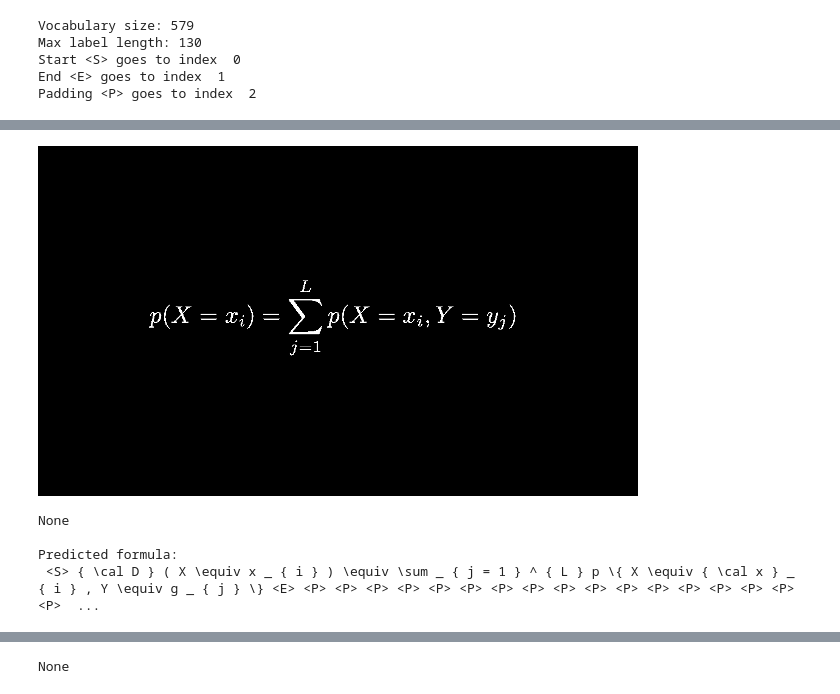
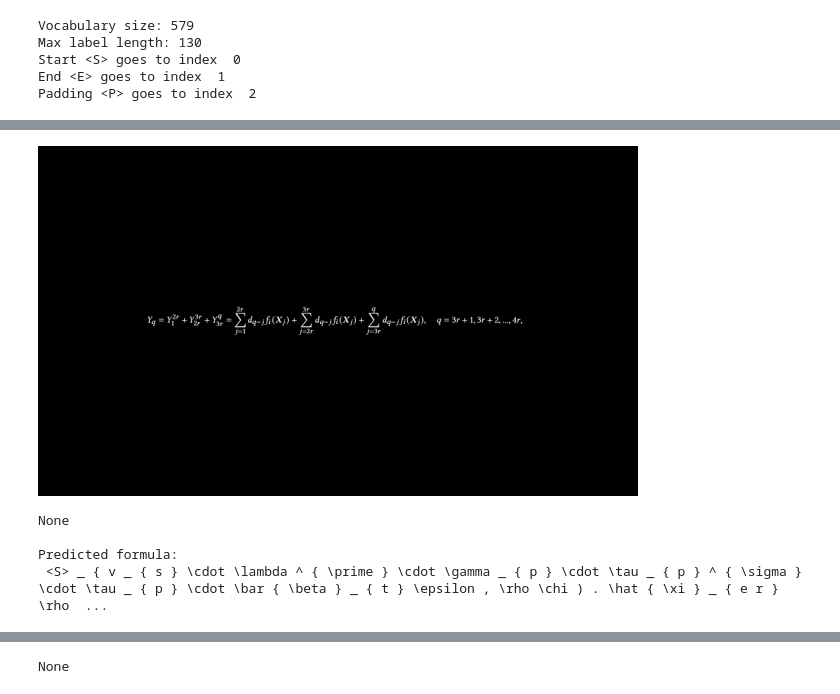
Before and after one commit to gmarus777/image-to-tex-OCR, a Jupyter notebook: Jupyter_Notebooks/LOCAL TorchScript Inference.ipynb, the cells around one changed output, grey strips where cells are left out. Saved outputs shown, nothing was run; the diff lists cells and outputs as text; code cells hidden in the pictures.

```diff
--- a/Jupyter_Notebooks/LOCAL TorchScript Inference.ipynb
+++ b/Jupyter_Notebooks/LOCAL TorchScript Inference.ipynb
@@ -90,7 +90,7 @@ def findPositions(image):
     bottom = positions[0].max()
     left = positions[1].min()
     right = positions[1].max()
-    image = cv2.rectangle(image, (left-2, top-2), (right+2, bottom+2), (0, 0, 0), 0)
+    image = cv2.rectangle(image, (left-1, top-1), (right+1, bottom+1), (0, 0, 0), 0)
     return image
 # %%
 model = ResNetTransformer(dataset=dataset).to(dev)
@@ -100,7 +427,7 @@ scripted = lit_model.to_torchscript()
 # %%
 ## ALB
 
-image_path= "Jupyter_Notebooks/test_photos/zarhin.png"
+image_path= "Jupyter_Notebooks/test_photos/Screen Shot_13.png"
 
 image = Image.open(image_path).convert('RGB')
 image = np.asarray(image)
@@ -116,13 +443,23 @@ if w > 400:
     ret, image = cv2.threshold(image, 127, 255, cv2.THRESH_BINARY)
 
 # Downscaling big images
-if w > 1200:
-    new_w = 1000
+if w > 600:
+    new_w = 600
     new_h = int(new_w * aspect)
     image = cv2.resize(image, (new_w, new_h), interpolation=cv2.INTER_AREA)
 
 
-image_tensor = Image_Transforms.test_transform_with_padding_medium(image=np.array(image))['image'][:1]
+if w<200:
+    image_tensor = Image_Transforms.test_transform_with_padding_xs(image=np.array(image))['image'][:1]
+elif w < 350:
+    image_tensor = Image_Transforms.test_transform_with_padding_small(image=np.array(image))['image'][:1]
+elif w<600:
+    image_tensor = Image_Transforms.test_transform_with_padding(image=np.array(image))['image'][:1]
+else:
+    image_tensor = Image_Transforms.test_transform_with_padding_xl(image=np.array(image))['image'][:1]
+
+
+
 print(display(transform(image_tensor)))
 
 
@@ -143,41 +480,51 @@ None
 # %%
 ## ALB
 
-image_path= "Jupyter_Notebooks/test_photos/screenshot_1.png"
+image_path= "Jupyter_Notebooks/test_photos/Screen Shot_10.png"
 
 image = Image.open(image_path).convert('RGB')
 image = np.asarray(image)
 image = cv2.bitwise_not(image)
 image = findPositions(image)
 h, w, c = image.shape
 aspect = h / w
 
 image = findPositions(image)
 
 # Thresholding
 if w > 400:
     ret, image = cv2.threshold(image, 127, 255, cv2.THRESH_BINARY)
 
 # Downscaling big images
-if w > 1200:
-    new_w = 1000
+if w > 600:
+    new_w = 600
     new_h = int(new_w * aspect)
     image = cv2.resize(image, (new_w, new_h), interpolation=cv2.INTER_AREA)
 
 
-image_tensor = Image_Transforms.test_transform_with_padding_medium(image=np.array(image))['image'][:1]
+if w<200:
+    image_tensor = Image_Transforms.test_transform_with_padding_xs(image=np.array(image))['image'][:1]
+elif w < 350:
+    image_tensor = Image_Transforms.test_transform_with_padding_small(image=np.array(image))['image'][:1]
+elif w<600:
+    image_tensor = Image_Transforms.test_transform_with_padding(image=np.array(image))['image'][:1]
+else:
+    image_tensor = Image_Transforms.test_transform_with_padding_xl(image=np.array(image))['image'][:1]
+
+
+
 print(display(transform(image_tensor)))
 
 
 
 #prediction =  scripted_model(my_image_tensor.unsqueeze(0).to(dev))
 print('\nPredicted formula:')
 prediction =  scripted(image_tensor.unsqueeze(0))
 print(token_to_strings(prediction))
 print(display(Math(token_to_strings(prediction))))
 # %% [output]
-[figure, old version]
+[figure, new version]
 None
 
 Predicted formula:
- <S> { \cal D } ( X \equiv x _ { i } ) \equiv \sum _ { j = 1 } ^ { L } p \{ X \equiv { \cal x } _ { i } , Y \equiv g _ { j } \} <E> <P> <P> <P> <P> <P> <P> <P> <P> <P> <P> <P> <P> <P> <P> <P> <P> <P>  ...
+ <S> _ { v _ { s } \cdot \lambda ^ { \prime } \cdot \gamma _ { p } \cdot \tau _ { p } ^ { \sigma } \cdot \tau _ { p } \cdot \bar { \beta } _ { t } \epsilon , \rho \chi ) . \hat { \xi } _ { e r } \rho  ...
```
Also changed, not shown: parts of 14 cells of this notebook, 3 other files.
